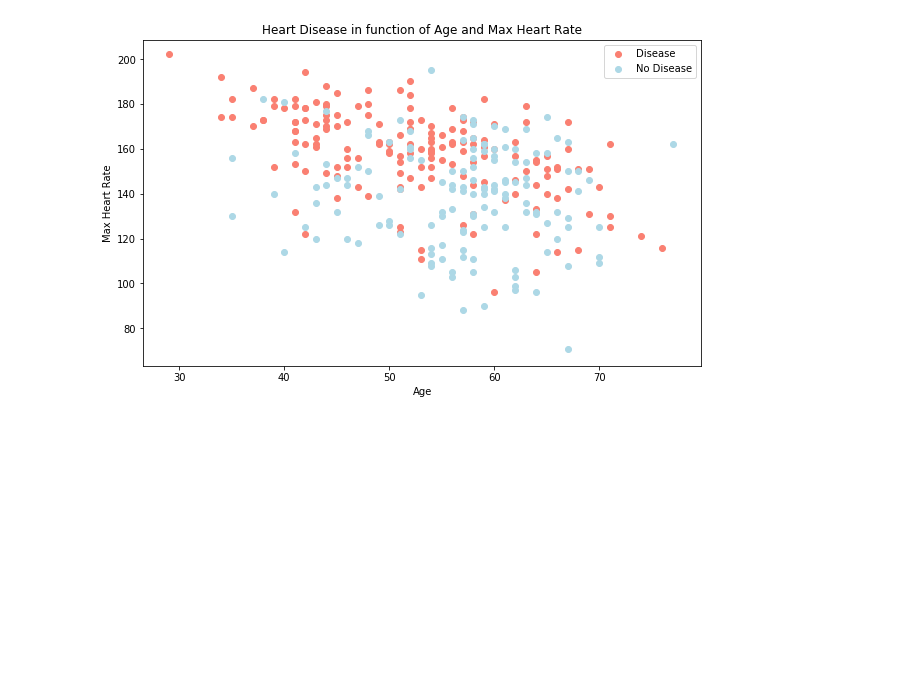
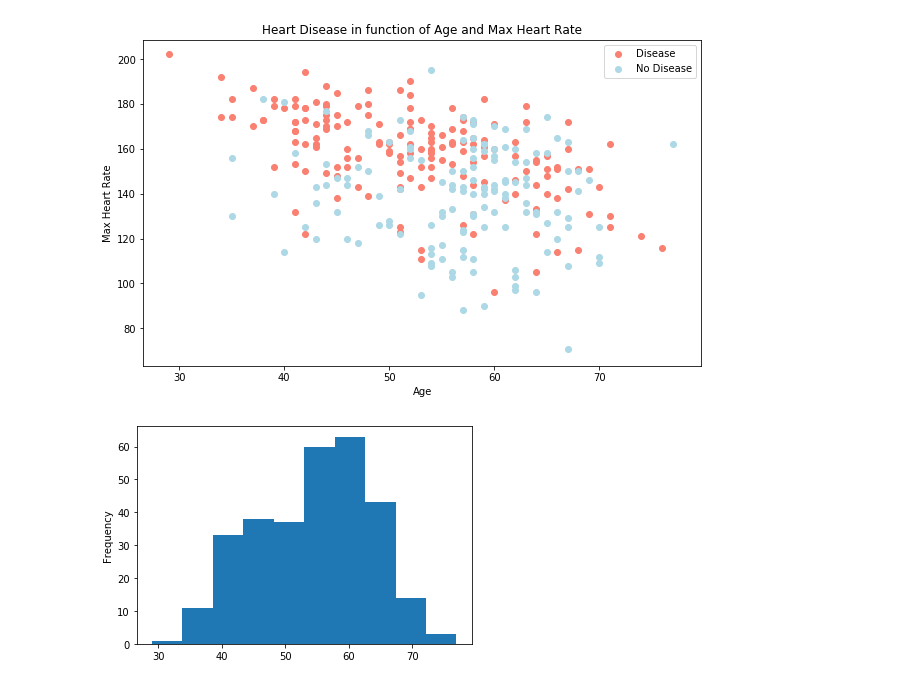
Before and after one commit to chesterheng/machinelearning-datascience, a Jupyter notebook: heart-disease-project/end-to-end-heart-disease-classification.ipynb, the cells around one changed output. Saved outputs shown, nothing was run; the diff lists cells and outputs as text; code cells hidden in the pictures; blank space fills up the shorter version.

```diff
--- a/heart-disease-project/end-to-end-heart-disease-classification.ipynb
+++ b/heart-disease-project/end-to-end-heart-disease-classification.ipynb
@@ -245,3 +247,8 @@ plt.ylabel("Max Heart Rate")
 plt.legend(["Disease", "No Disease"]);
 # %% [output]
 [figure]
+# %%
+# Check the distribution of the age column with a histogram
+df.age.plot.hist();
+# %% [output]
+[figure, added]
```
Also changed, not shown: parts of 7 cells of this notebook, 1 other file.
